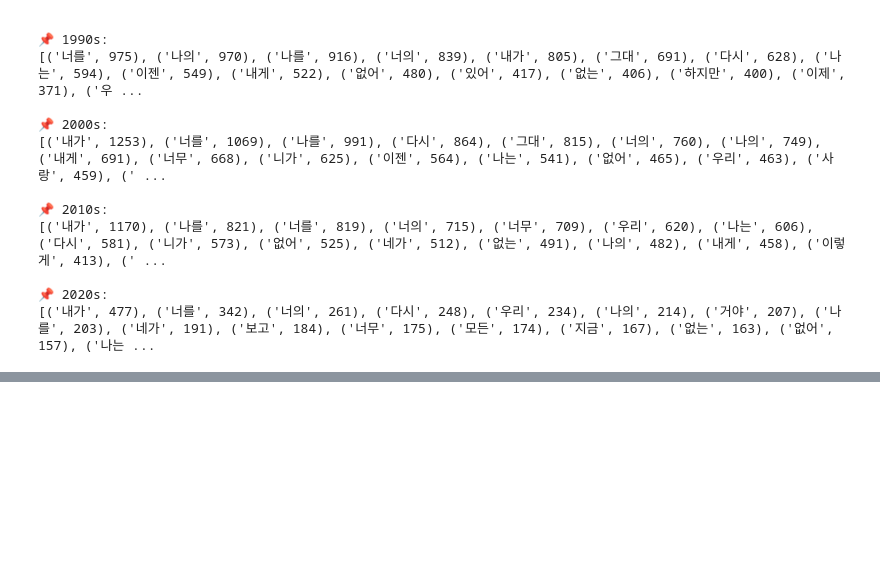
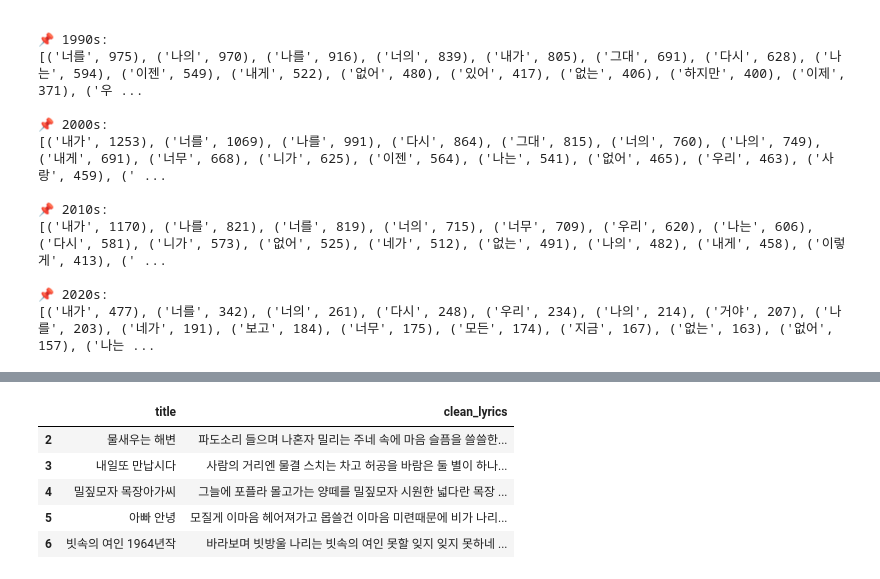
Before and after one commit to jangdain04-lab/TA_Airpods, a Jupyter notebook: TA_lyrics.ipynb, the cells around one changed output, grey strips where cells are left out. Cells and saved outputs as stored; diff of their text form; code cells hidden in the pictures; blank space fills up the shorter version.

```diff
--- a/TA_lyrics.ipynb
+++ b/TA_lyrics.ipynb
@@ -361,0 +379,25 @@ for dec in decades:
+# %%
+import pandas as pd
+
+df = df_kpop.copy()
+
+# 1) 빈 가사 제거
+df = df[df['lyric'].notna()].copy()
+
+# 2) 문장 단위 분리
+df['corpus'] = df['lyric'].apply(lyrics_to_corpus)
+
+# 3) 각 문장 전처리
+df['clean_sentences'] = df['corpus'].apply(sentence_preprocessing)
+
+# 4) 전처리된 문장들을 하나로 합치기
+df['clean_lyrics'] = df['clean_sentences'].apply(lambda x: " ".join(x))
+
+df[['title','clean_lyrics']].head()
+# %% [output]
+|  | title | clean_lyrics |
+| 2 | 물새우는 해변 | 파도소리 들으며 나혼자 밀리는 주네 속에 마음 슬픔을 쓸쓸한... |
+| 3 | 내일또 만납시다 | 사람의 거리엔 물결 스치는 차고 허공을 바람은 둘 별이 하나... |
+| 4 | 밀짚모자 목장아가씨 | 그늘에 포플라 몰고가는 양떼를 밀짚모자 시원한 넓다란 목장 ... |
+| 5 | 아빠 안녕 | 모질게 이마음 헤어져가고 몹쓸건 이마음 미련때문에 비가 나리... |
+| 6 | 빗속의 여인 1964년작 | 바라보며 빗방울 나리는 빗속의 여인 못할 잊지 잊지 못하네 ... |
```
Also changed, not shown: parts of 17 cells of this notebook.
